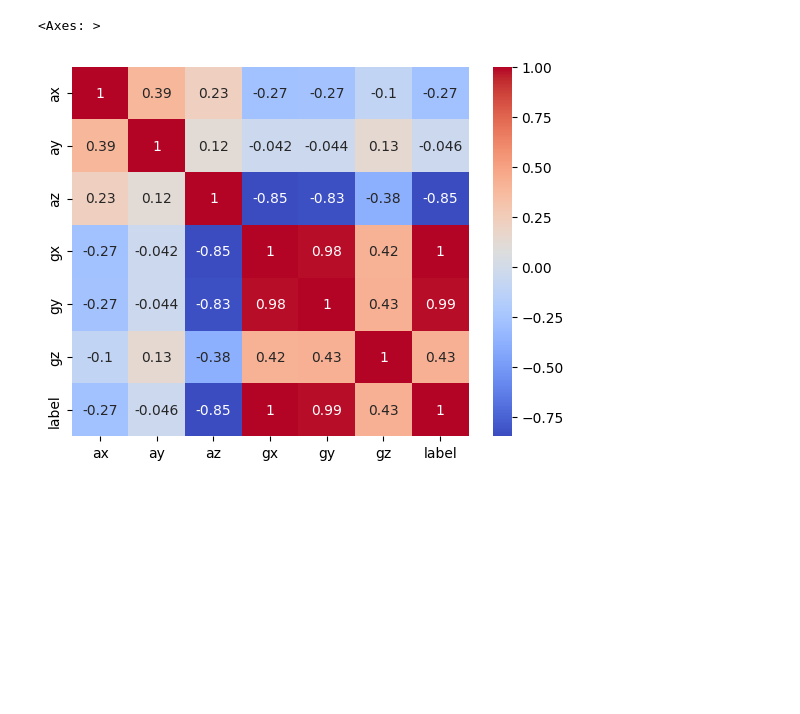
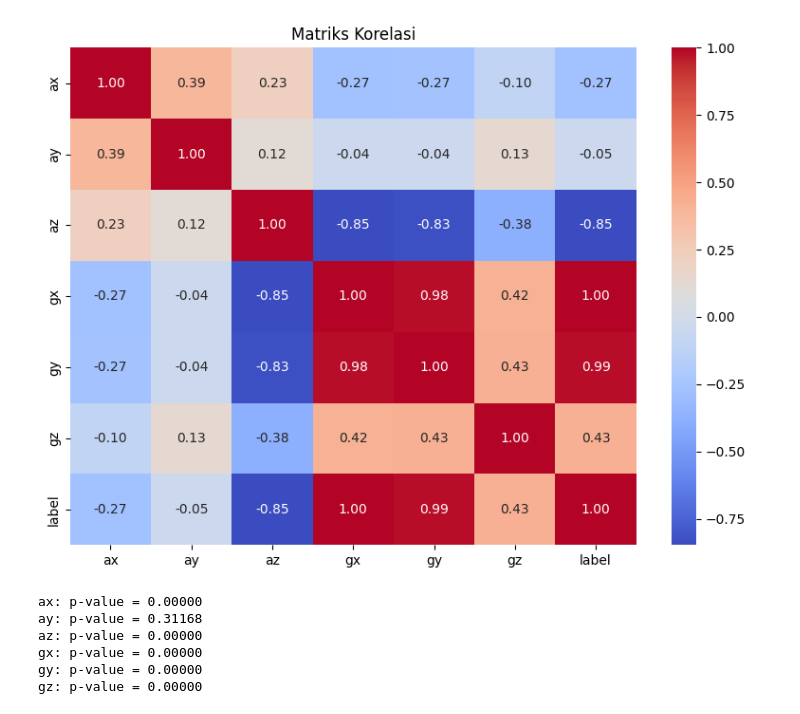
Before and after one commit to verykurniabakti/cv, a Jupyter notebook: percobaan3.ipynb, the cells around one changed output. Drawn from its saved outputs; the diff is of its cells as text; code cells hidden in the pictures; blank space fills up the shorter version.

```diff
--- a/percobaan3.ipynb
+++ b/percobaan3.ipynb
@@ -46,6 +147,24 @@ plt.show()
 # %%
 corr = df.corr()
-sns.heatmap(corr, annot=True, cmap="coolwarm")
+plt.figure(figsize=(8,6))
+sns.heatmap(corr, annot=True, cmap="coolwarm", fmt=".2f")
+plt.title("Matriks Korelasi")
+plt.tight_layout()
+plt.show()
 # %% [output]
-<Axes: >
-[figure, old version]
+[figure, new version]
+# %%
+from scipy.stats import ttest_ind
+
+for f in features:
+    group0 = df[df['label'] == 0][f]
+    group1 = df[df['label'] == 1][f]
+    stat, p = ttest_ind(group0, group1, equal_var=False)
+    print(f"{f}: p-value = {p:.5f}")
+# %% [output]
+ax: p-value = 0.00000
+ay: p-value = 0.31168
+az: p-value = 0.00000
+gx: p-value = 0.00000
+gy: p-value = 0.00000
+gz: p-value = 0.00000
```
Also changed, not shown: parts of 12 cells of this notebook.
